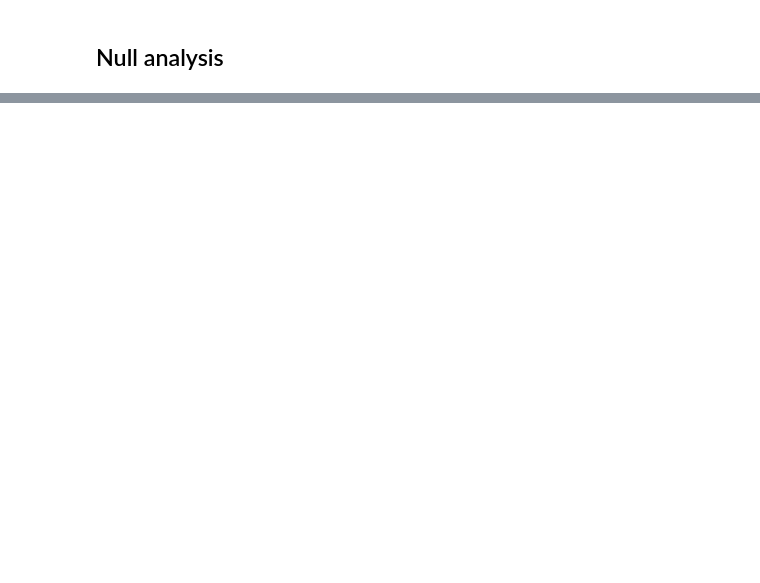
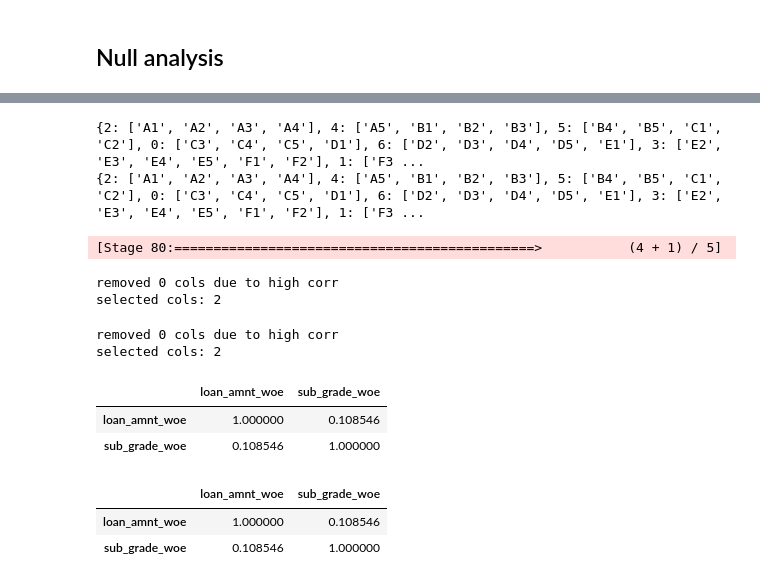
Before and after one commit to neon-belfante/lending-club-analysis, a Jupyter notebook: src/00.data_analysis.ipynb, the cells around one changed output, grey strips where cells are left out. Saved outputs shown, nothing was run; the diff lists cells and outputs as text; code cells hidden in the pictures; blank space fills up the shorter version.

```diff
--- a/src/00.data_analysis.ipynb
+++ b/src/00.data_analysis.ipynb
@@ -361,0 +368,2 @@ data_selected = data\
+# %%
+data_pd = pd.read_parquet(f"{output_path}accepted_2007_to2018Q2_treated.parquet")
@@ -597,0 +940,9 @@ class binnerSelector:
+# %%
+cols_to_bin = [
+    "loan_amnt",
+    "sub_grade"
+]
+
+binner_pd = binnerSelector().fit_in_pandas(data_pd,
+                                        cols_to_bin = cols_to_bin,
+                                        target_col = "default_flag")
@@ -597,0 +990,29 @@ class binnerSelector:
+# %%
+print(binner_pd.results_per_column['sub_grade'][7].clusters)
+print(binner.results_per_column['sub_grade'][7].clusters)
+# %% [output]
+{2: ['A1', 'A2', 'A3', 'A4'], 4: ['A5', 'B1', 'B2', 'B3'], 5: ['B4', 'B5', 'C1', 'C2'], 0: ['C3', 'C4', 'C5', 'D1'], 6: ['D2', 'D3', 'D4', 'D5', 'E1'], 3: ['E2', 'E3', 'E4', 'E5', 'F1', 'F2'], 1: ['F3 ...
+{2: ['A1', 'A2', 'A3', 'A4'], 4: ['A5', 'B1', 'B2', 'B3'], 5: ['B4', 'B5', 'C1', 'C2'], 0: ['C3', 'C4', 'C5', 'D1'], 6: ['D2', 'D3', 'D4', 'D5', 'E1'], 3: ['E2', 'E3', 'E4', 'E5', 'F1', 'F2'], 1: ['F3 ...
+# %%
+binner_pd.removeHighlyCorrelatedFeatures(data_nulls_excluded)
+# %% [output]
+[Stage 80:==============================================>           (4 + 1) / 5]
+removed 0 cols due to high corr
+selected cols: 2
+# %%
+binner.removeHighlyCorrelatedFeatures(data_pd)
+# %% [output]
+removed 0 cols due to high corr
+selected cols: 2
+# %%
+binner_pd.corr
+# %% [output]
+|  | loan_amnt_woe | sub_grade_woe |
+| loan_amnt_woe | 1.000000 | 0.108546 |
+| sub_grade_woe | 0.108546 | 1.000000 |
+# %%
+binner.corr
+# %% [output]
+|  | loan_amnt_woe | sub_grade_woe |
+| loan_amnt_woe | 1.000000 | 0.108546 |
+| sub_grade_woe | 0.108546 | 1.000000 |
```
Also changed, not shown: parts of 36 cells of this notebook, 3 other files.
